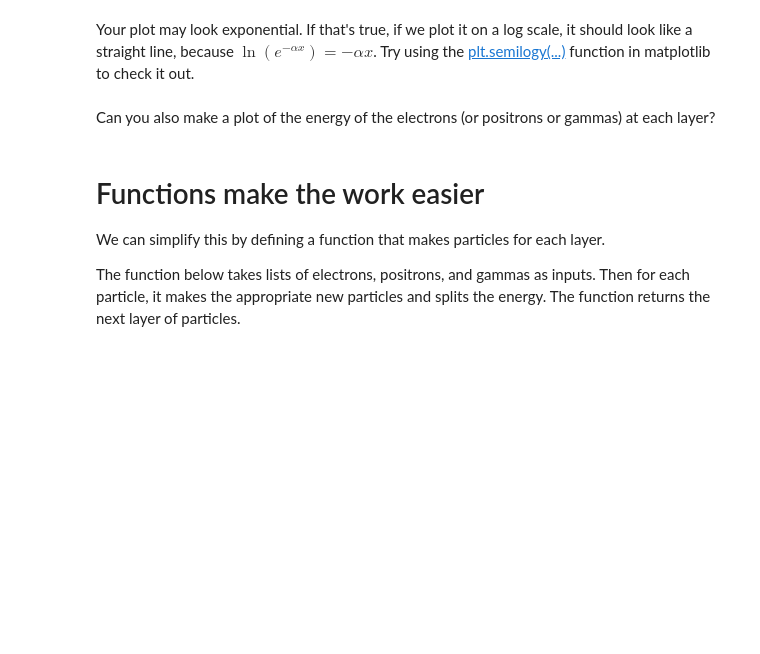
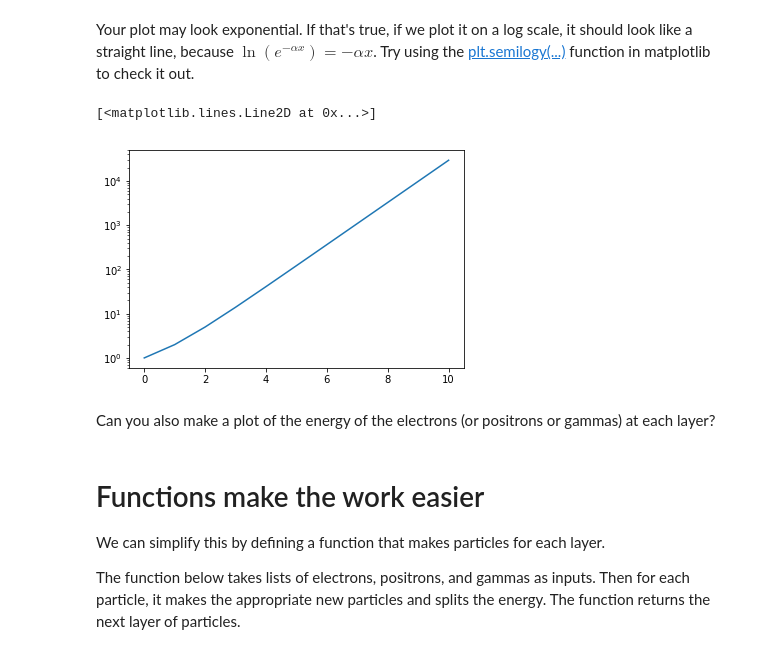
Before and after one commit to swissel/ComputationalWorkshops, a Jupyter notebook: solutions/3 [solutions] - loops and functions.ipynb, the cells around one changed output. Drawn from its saved outputs; the diff is of its cells as text; code cells hidden in the pictures; blank space fills up the shorter version.

```diff
--- a/solutions/3 [solutions] - loops and functions.ipynb
+++ b/solutions/3 [solutions] - loops and functions.ipynb
@@ -555,6 +570,10 @@ The number of particles is growing fast! Let's make a plot to see what the depen
 Your plot may look exponential. If that's true, if we plot it on a log scale, it should look like a straight line, because $\ln(e^{-\alpha x}) = -\alpha x$. Try using the [plt.semilogy(...)](https://matplotlib.org/api/_as_gen/matplotlib.pyplot.semilogy.html) function in matplotlib to check it out.
 # %%
 # Make a plot with the y-axis in a log-scale.
+plt.semilogy(i_layer, electrons_count)
+# %% [output]
+[<matplotlib.lines.Line2D at 0x...>]
+[figure, added]
 # %% [markdown]
 Can you also make a plot of the energy of the electrons (or positrons or gammas) at each layer?
 # %%
```
Also changed, not shown: parts of 3 cells of this notebook, 1 other file.
